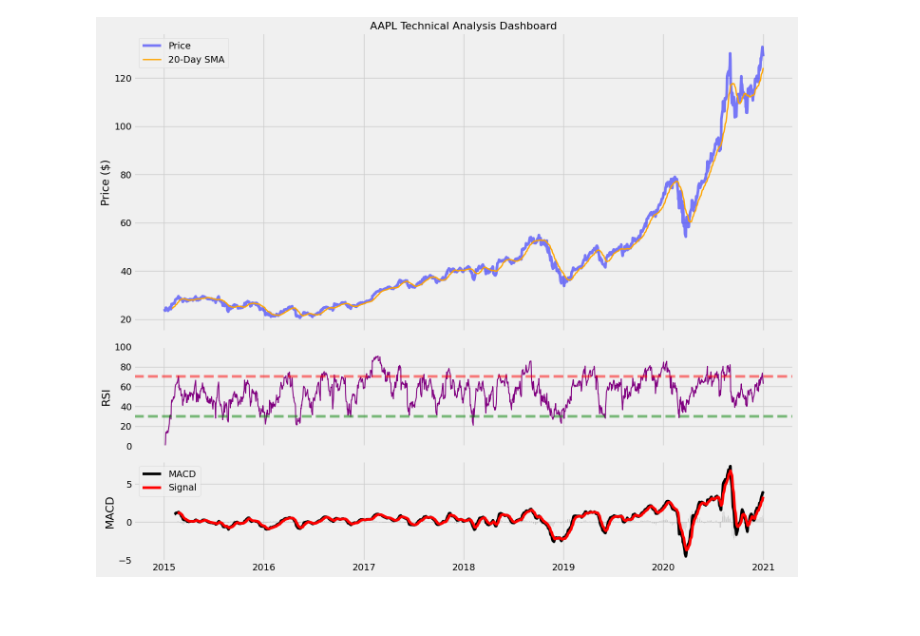
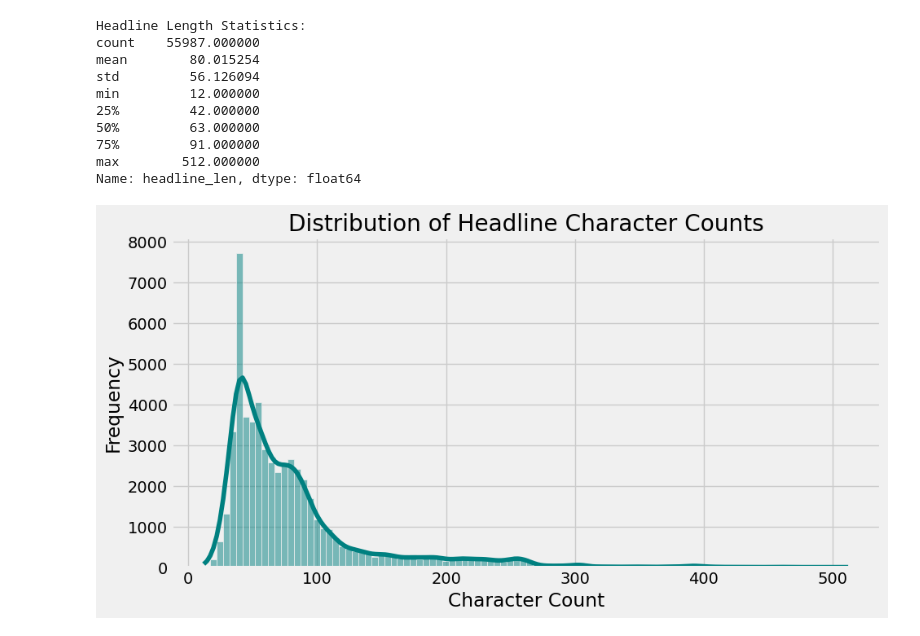
Before and after one commit to mycodebook123/news-sentiment-analysis, a Jupyter notebook: notebooks/stock_analysis.ipynb, the cells around one changed output. Saved outputs shown, nothing was run; the diff lists cells and outputs as text; code cells hidden in the pictures; blank space fills up the shorter version.

Commit message:
Final Submission: Integrated EDA, Technical Analysis, and Sentiment Correlation

```diff
--- a/notebooks/stock_analysis.ipynb
+++ b/notebooks/stock_analysis.ipynb
@@ -34,15 +12,14 @@ df_stock.head()
 # %%
-# 1. Simple Moving Average (20-day)
-df_stock['SMA_20'] = ta.sma(df_stock['Close'], length=20)
+# Load the financial news dataset
+# Adjust the path if your CSV is in a different folder
+news_df = pd.read_csv('../data/raw/raw_analyst_ratings.csv')
 
-# 2. Relative Strength Index (RSI)
-df_stock['RSI_14'] = ta.rsi(df_stock['Close'], length=14)
+# Convert date to datetime objects and handle UTC-4 timezone as per instructions
+news_df['date'] = pd.to_datetime(news_df['date'], errors='coerce', utc=True)
 
-# 3. MACD (Moving Average Convergence Divergence)
-macd_data = ta.macd(df_stock['Close'])
-df_stock = pd.concat([df_stock, macd_data], axis=1)
+# Remove any rows where the date or headline is missing
+news_df = news_df.dropna(subset=['date', 'headline'])
 
-print("✅ Technical Indicators Calculated!")
-# This shows us the names of our new columns to make sure they exist
-print(df_stock.columns.tolist())
+print(f"Dataset loaded with {news_df.shape[0]} headlines.")
+news_df.head()
 # %% [output]
@@ -51,33 +33,26 @@ print(df_stock.columns.tolist())
 # %%
-# Set the style to look professional
-plt.style.use('fivethirtyeight')
+# Calculate headline lengths
+news_df['headline_len'] = news_df['headline'].apply(len)
 
-# Create 3 subplots stacked on top of each other
-fig, (ax1, ax2, ax3) = plt.subplots(3, 1, figsize=(15, 12), sharex=True,
-                                     gridspec_kw={'height_ratios': [3, 1, 1]})
+print("Headline Length Statistics:")
+print(news_df['headline_len'].describe())
 
-# --- TOP PANEL: Price and SMA ---
-ax1.plot(df_stock.index, df_stock['Close'], label='Price', color='blue', alpha=0.5)
-ax1.plot(df_stock.index, df_stock['SMA_20'], label='20-Day SMA', color='orange', lw=2)
-ax1.set_title(f'{ticker} Technical Analysis Dashboard', fontsize=16)
-ax1.set_ylabel('Price ($)')
-ax1.legend(loc='upper left')
-
-# --- MIDDLE PANEL: RSI ---
-ax2.plot(df_stock.index, df_stock['RSI_14'], color='purple', lw=1.5)
-ax2.axhline(70, color='red', linestyle='--', alpha=0.5) # Overbought Line
-ax2.axhline(30, color='green', linestyle='--', alpha=0.5) # Oversold Line
-ax2.set_ylabel('RSI')
-ax2.set_ylim(0, 100)
-
-# --- BOTTOM PANEL: MACD ---
-ax3.plot(df_stock.index, df_stock['MACD_12_26_9'], label='MACD', color='black')
-ax3.plot(df_stock.index, df_stock['MACDs_12_26_9'], label='Signal', color='red')
-ax3.bar(df_stock.index, df_stock['MACDh_12_26_9'], color='gray', alpha=0.3)
-ax3.set_ylabel('MACD')
-ax3.legend(loc='upper left')
-
-plt.tight_layout()
+# Visualization of length distribution
+plt.figure(figsize=(10, 5))
+sns.histplot(news_df['headline_len'], bins=100, kde=True, color='teal')
+plt.title('Distribution of Headline Character Counts')
+plt.xlabel('Character Count')
+plt.ylabel('Frequency')
 plt.show()
 # %% [output]
+Headline Length Statistics:
+count    55987.000000
+mean        80.015254
+std         56.126094
+min         12.000000
+25%         42.000000
+50%         63.000000
+75%         91.000000
+max        512.000000
+Name: headline_len, dtype: float64
-[figure, old version]
+[figure, new version]
```
Also changed, not shown: parts of 7 cells of this notebook, 10 other files.
